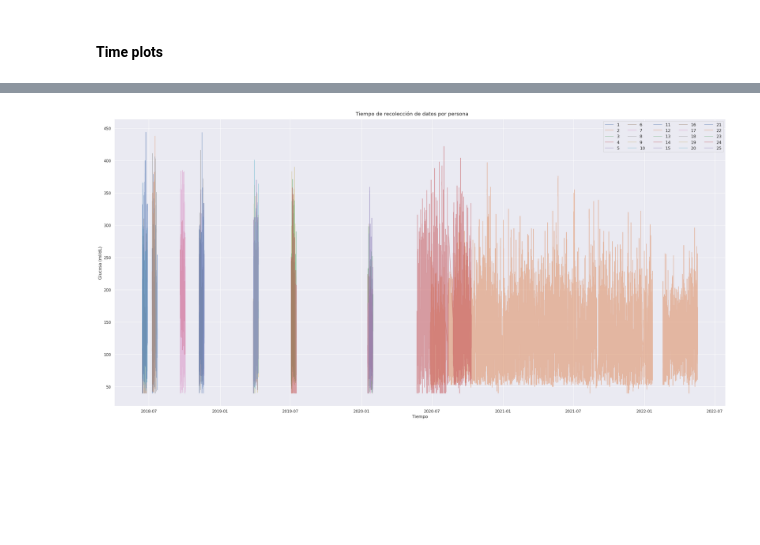
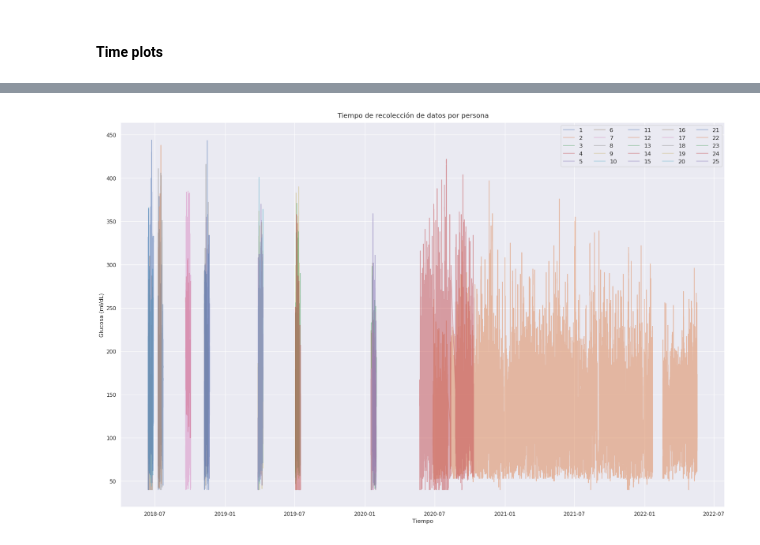
Before and after one commit to Arturo2711/EDA-DT1-PROJECT, a Jupyter notebook: EDA.ipynb, the cells around one changed output, grey strips where cells are left out. Saved outputs shown, nothing was run; the diff lists cells and outputs as text; code cells hidden in the pictures; blank space fills up the shorter version.

```diff
--- a/EDA.ipynb
+++ b/EDA.ipynb
@@ -50,5 +53,7 @@ flierprops = dict(marker = "+", color = "r")
 # %%
 data_dir = 'HUPA-UCM Diabetes Dataset/Preprocessed'
+hour = 12
+day = 288
 # %% [markdown]
 ## Exploratory Data Analysis
 # %% [markdown]
@@ -64,7 +69,7 @@ for filename in glob.glob(os.path.join(path, '*.csv')):
     #df["patient_id"] = [id for i in range(len(df))]
     # df = df.set_index(['patient_id', 'time'])
     people.append(df)
-    id += 1
+     # id += 1
 # %%
 # t_(i) - t_(i-1)
 def diff(ts):
@@ -264,3 +271,30 @@ plt.show()
 # %% [output]
 [figure]
 [figure]
+# %%
+mins = []
+maxs = []
+means = []
+for person in people:
+    glucose = person["glucose"]
+    mins.append(min(glucose))
+    maxs.append(max(glucose))
+    means.append(glucose.mean())
+
+fig, axs = plt.subplots(1, 3, figsize = (width,width), sharey = True)
+axs[0].boxplot(mins, flierprops = flierprops, showmeans = True, meanline = True)
+axs[0].set_title("Minimos")
+axs[0].axhline(70, color = "r", ls = "--", label = "Hipoglucemia")
+axs[0].set_xticks([])
+axs[0].legend()
+axs[1].boxplot(means, showmeans = True, meanline = True)
+axs[1].set_title("Medias")
+axs[1].set_xticks([])
+axs[2].boxplot(maxs, showmeans = True, meanline = True)
+axs[2].set_title("Maximos")
+axs[2].set_xticks([])
+plt.suptitle("Análisis agregado de glucosa")
+plt.tight_layout()
+fig.supylabel("Glucosa (mg/dL)")
+plt.savefig("Images/agregados_glucosa.png", format = "png")
+plt.show()
@@ -267,2 +303,14 @@ plt.show()
 # %% [markdown]
 #### Time plots
+# %%
+# computing acf & pacf over a period of 3 days
+nlags = day * 3 + 24 # 3 días
+acfs = []
+pacfs = []
+for person in people:
+    acf = tsa.stattools.acf(person["glucose"], nlags = nlags)
+    pacf = tsa.stattools.pacf(person["glucose"], nlags = nlags)
+    acfs.append(acf)
+    pacfs.append(pacf)
+acfs = np.array(acfs)
+pacfs = np.array(pacfs)
@@ -269,15 +333,15 @@ plt.show()
 # %%
-fig, ax = plt.subplots(figsize = (width*2, width))
+fig, ax = plt.subplots(figsize = (width*1.5, width))
 i = 1
 for person in people:
     plt.plot(person.time, person.glucose, alpha = a, label = f"{i}")
     i+= 1
 ax.set_ylabel("Glucosa (ml/dL)")
 ax.set_xlabel("Tiempo")
 fig.suptitle("Tiempo de recolección de datos por persona")
 plt.legend(fontsize = "medium", ncols = 5)
 plt.tight_layout()
 plt.savefig("Images/tiempo_recoleccion_glucosa.png", format = "png")
 plt.show()
 # %% [output]
-[figure, old version]
+[figure, new version]
```
Also changed, not shown: parts of 12 cells of this notebook, 9 other files.
